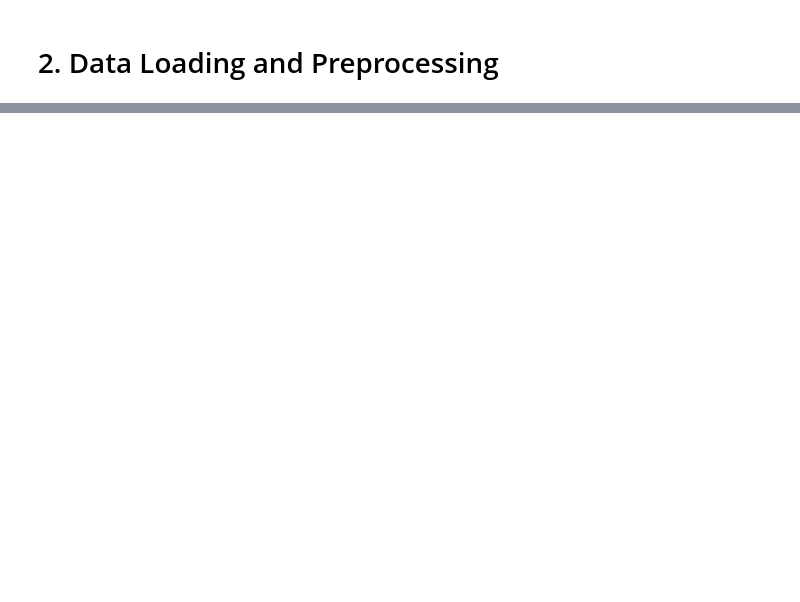
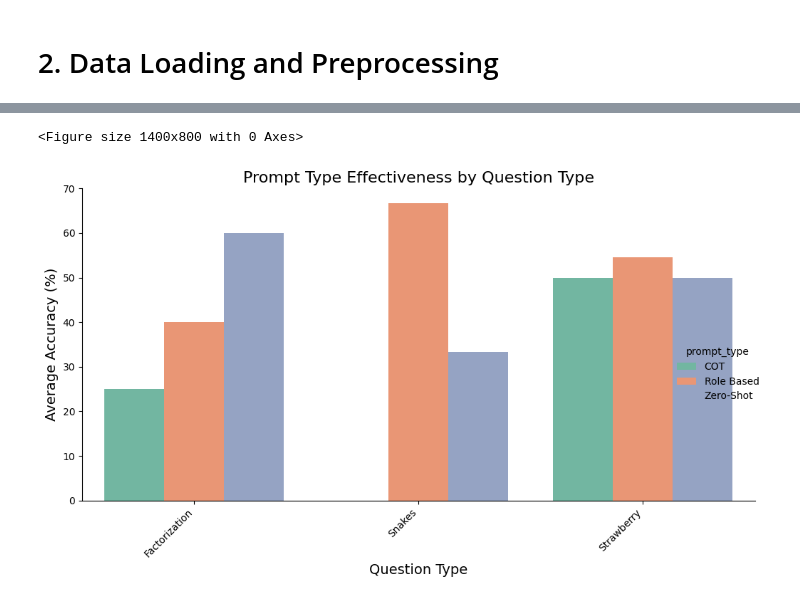
Before and after one commit to AreedAdmin/OSS-LLM-Benchmark-Tool, a Jupyter notebook: statistics.ipynb, the cells around one changed output, grey strips where cells are left out. Saved outputs shown, nothing was run; the diff lists cells and outputs as text; code cells hidden in the pictures; blank space fills up the shorter version.

```diff
--- a/statistics.ipynb
+++ b/statistics.ipynb
@@ -332,0 +145,16 @@ Model deepseek-r1:8b: Average Intra-model Cosine Similarity: 0.8875
+# %%
+# ## 4. Prompt Engineering Analysis
+#
+# For instance, check how `prompt_type` (e.g. "zero-shot", "chain-of-thought", "role-based") correlates with accuracy or other metrics.
+
+prompt_type_grouped = df.groupby(["base_question", "prompt_type"]).agg(
+    count=("prompt_id", "count"),
+    avg_accuracy=("isCorrect", "mean"),
+    avg_inference_time=("average_inference_time", "mean")
+).reset_index()
+
+# Convert to percentage
+prompt_type_grouped["avg_accuracy"] = prompt_type_grouped["avg_accuracy"] * 100
+
+print("Analysis of prompt_type within each base_question:")
+display(prompt_type_grouped)
@@ -332,0 +359,14 @@ Model deepseek-r1:8b: Average Intra-model Cosine Similarity: 0.8875
+# %%
+# 7.3 Prompt Type Effectiveness
+plt.figure(figsize=(14, 8))
+g = sns.catplot(data=prompt_type_grouped, x="base_question", y="avg_accuracy",
+                hue="prompt_type", kind="bar", height=6, aspect=1.5, palette="Set2")
+g.set_xticklabels(rotation=45, ha="right")
+plt.title("Prompt Type Effectiveness by Question Type", fontsize=16)
+plt.xlabel("Question Type", fontsize=14)
+plt.ylabel("Average Accuracy (%)", fontsize=14)
+plt.tight_layout()
+plt.show()
+# %% [output]
+<Figure size 1400x800 with 0 Axes>
+[figure, added]
```
Also changed, not shown: parts of 29 cells of this notebook, 7 other files.
